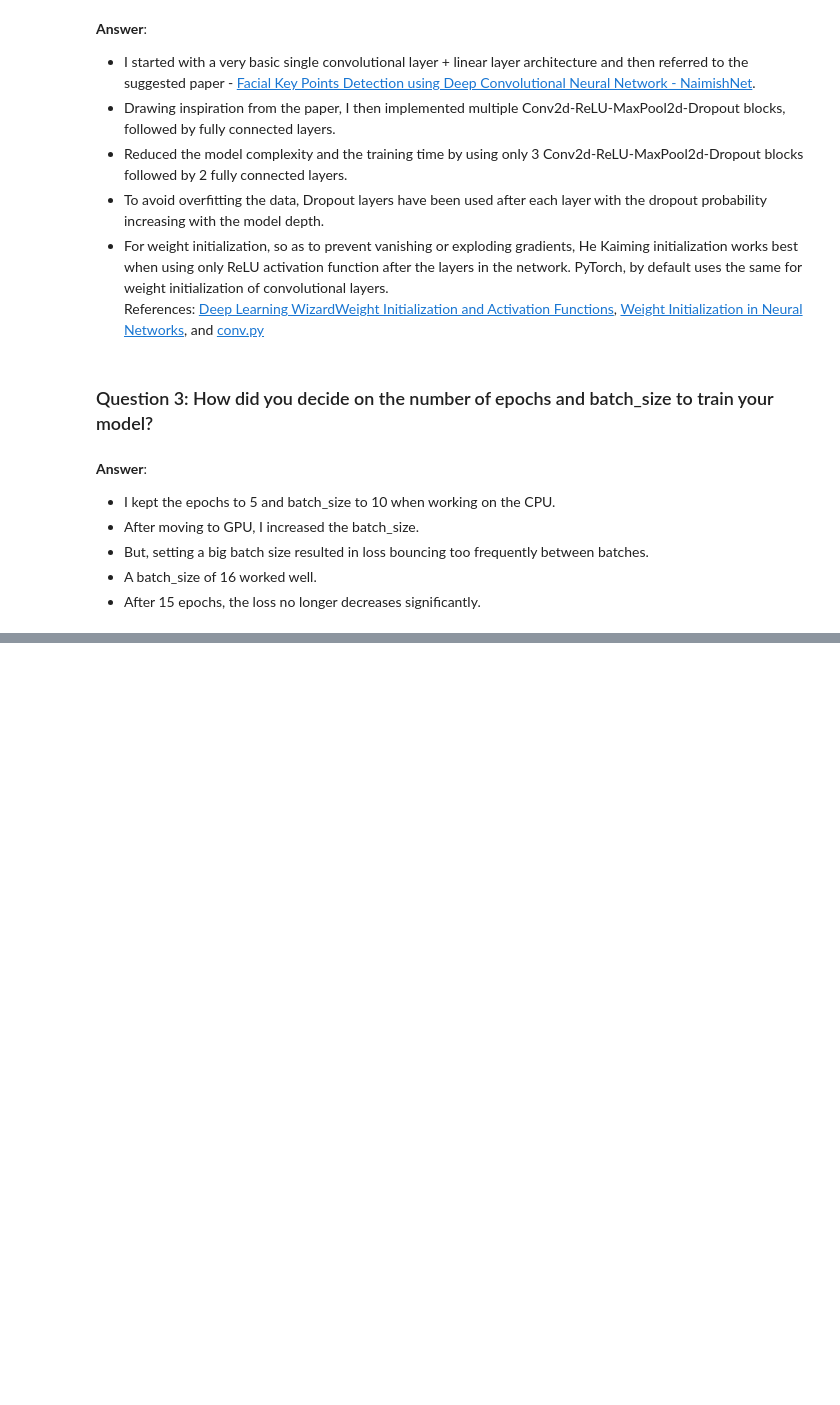
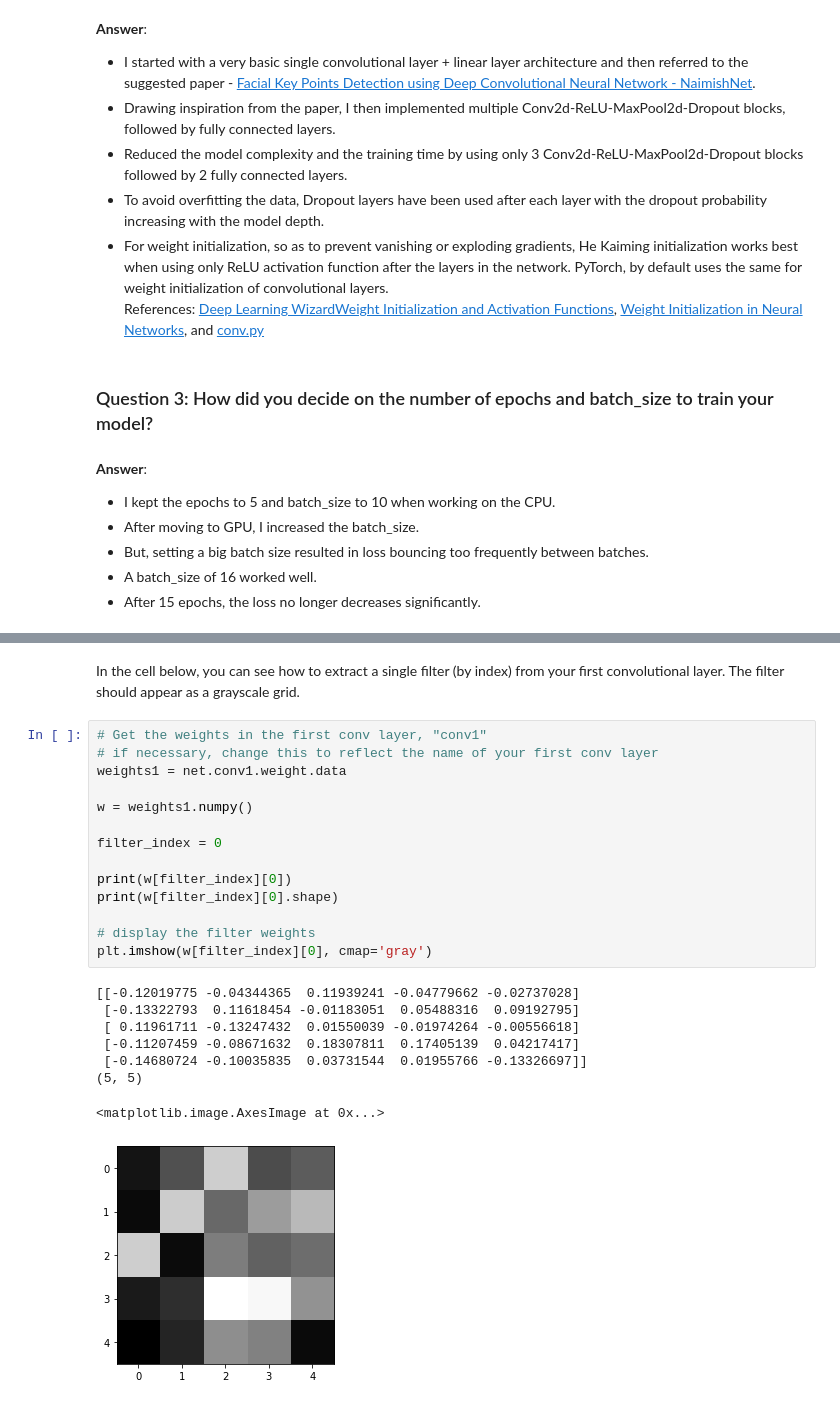
Before and after one commit to kapilchandorikar/FacialKeypointDetection, a Jupyter notebook: 2. Define the Network Architecture.ipynb, the cells around one changed output, grey strips where cells are left out. Drawn from its saved outputs; the diff is of its cells as text; blank space fills up the shorter version.

Commit message:
docs: Describe feature visualization

```diff
--- a/2. Define the Network Architecture.ipynb
+++ b/2. Define the Network Architecture.ipynb
@@ -518,0 +523,25 @@ After you've trained a well-performing model, answer the following questions so
+# %% [markdown]
+In the cell below, you can see how to extract a single filter (by index) from your first convolutional layer. The filter should appear as a grayscale grid.
+# %%
+# Get the weights in the first conv layer, "conv1"
+# if necessary, change this to reflect the name of your first conv layer
+weights1 = net.conv1.weight.data
+
+w = weights1.numpy()
+
+filter_index = 0
+
+print(w[filter_index][0])
+print(w[filter_index][0].shape)
+
+# display the filter weights
+plt.imshow(w[filter_index][0], cmap='gray')
+# %% [output]
+[[-0.12019775 -0.04344365  0.11939241 -0.04779662 -0.02737028]
+ [-0.13322793  0.11618454 -0.01183051  0.05488316  0.09192795]
+ [ 0.11961711 -0.13247432  0.01550039 -0.01974264 -0.00556618]
+ [-0.11207459 -0.08671632  0.18307811  0.17405139  0.04217417]
+ [-0.14680724 -0.10035835  0.03731544  0.01955766 -0.13326697]]
+(5, 5)
+<matplotlib.image.AxesImage at 0x...>
+[figure, added]
```
Also changed, not shown: parts of 1 cell of this notebook.
